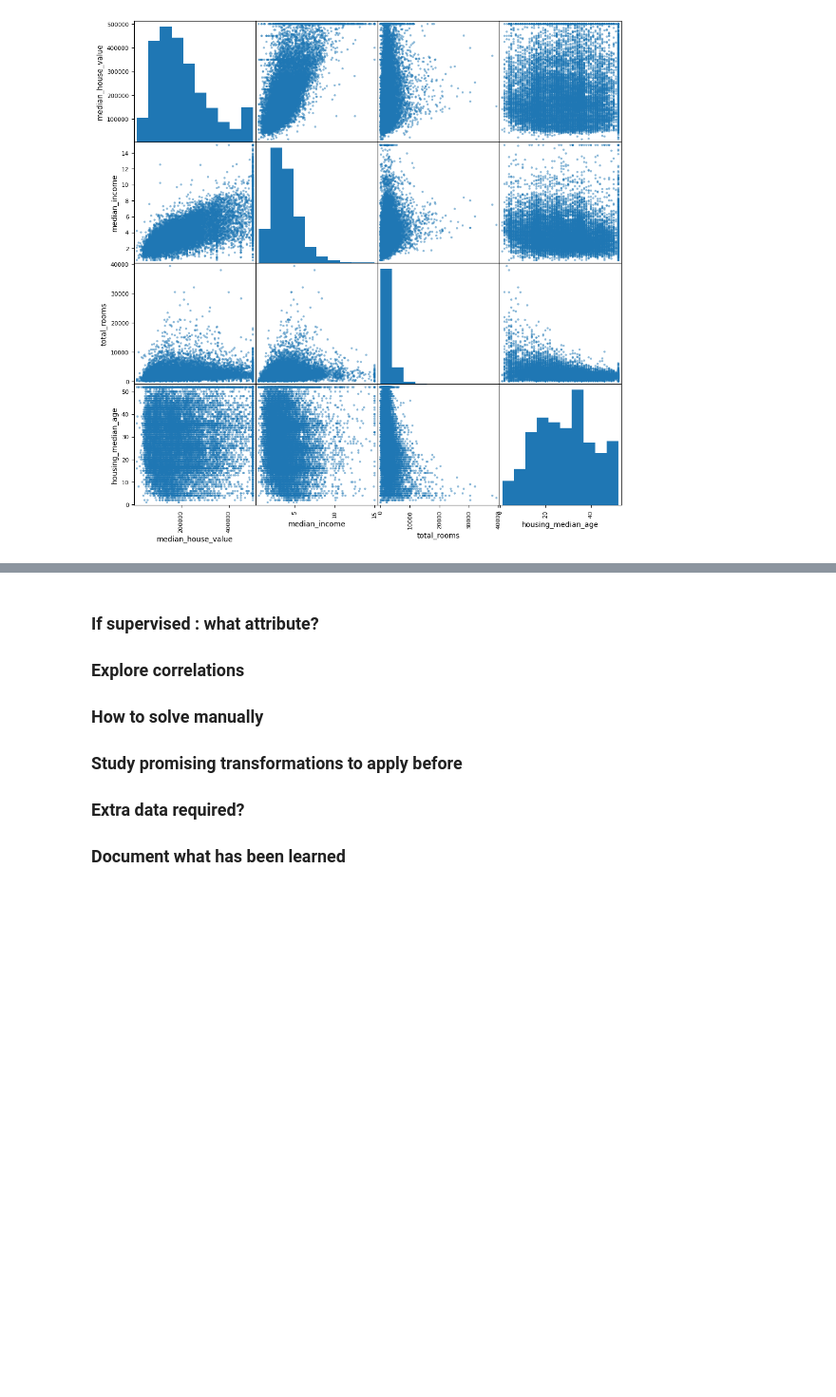
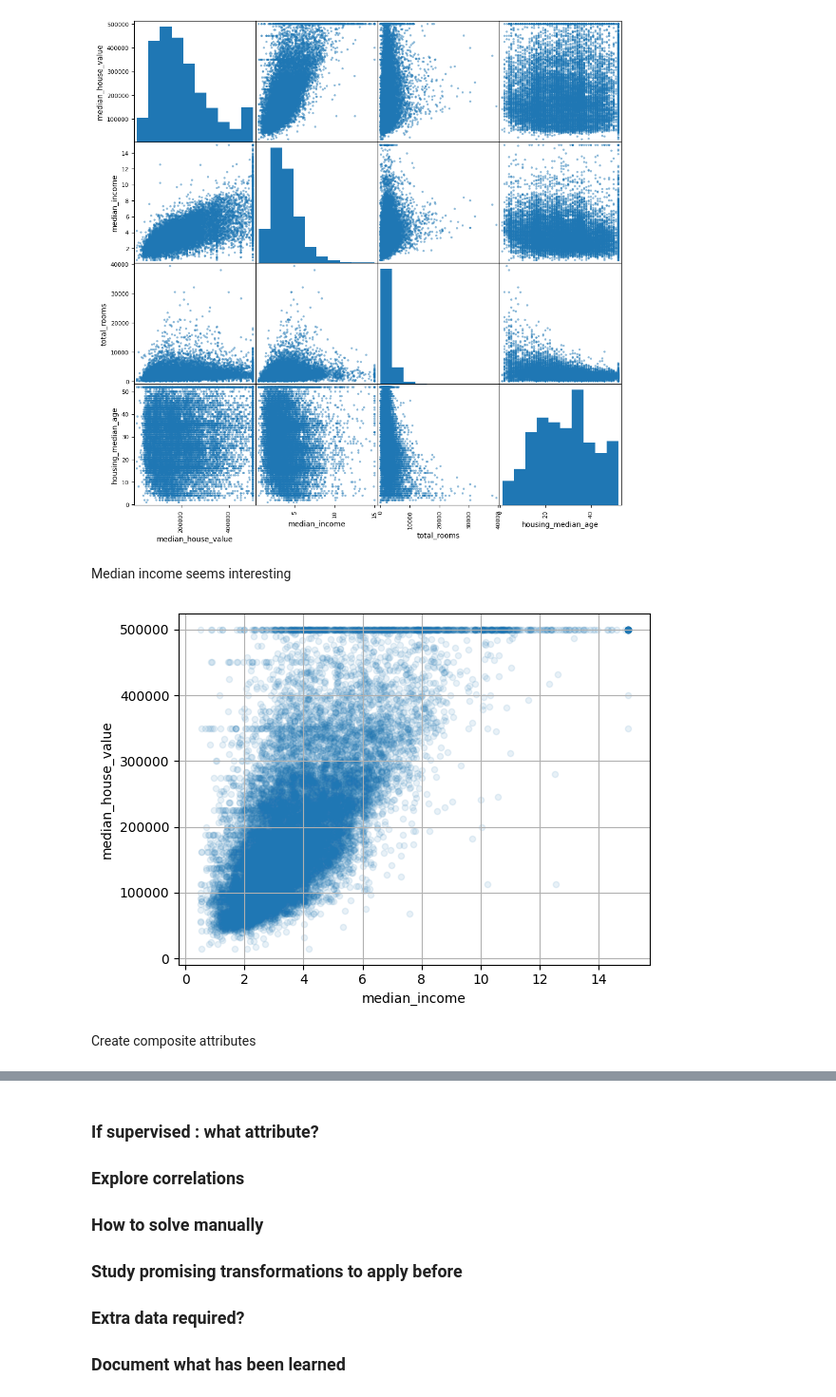
Before and after one commit to SimLend/HandsOnMachineLearning, a Jupyter notebook: Chapter1/CaliforniaHousingPrices/HousingPriceRegression.ipynb, the cells around one changed output, grey strips where cells are left out. Shown at 95% size. Saved outputs shown, nothing was run; the diff lists cells and outputs as text; code cells hidden in the pictures; blank space fills up the shorter version.

```diff
--- a/Chapter1/CaliforniaHousingPrices/HousingPriceRegression.ipynb
+++ b/Chapter1/CaliforniaHousingPrices/HousingPriceRegression.ipynb
@@ -404,3 +390,12 @@ pd.plotting.scatter_matrix(ExplorationData[attributes], figsize = (12, 12))
 plt.show()
 # %% [output]
 [figure]
+# %% [markdown]
+Median income seems interesting
+# %%
+ExplorationData.plot(x="median_income", y="median_house_value", kind="scatter", alpha=0.1, grid=True)
+plt.show()
+# %% [output]
+[figure, added]
+# %% [markdown]
+Create composite attributes
```
Also changed, not shown: parts of 14 cells of this notebook.
